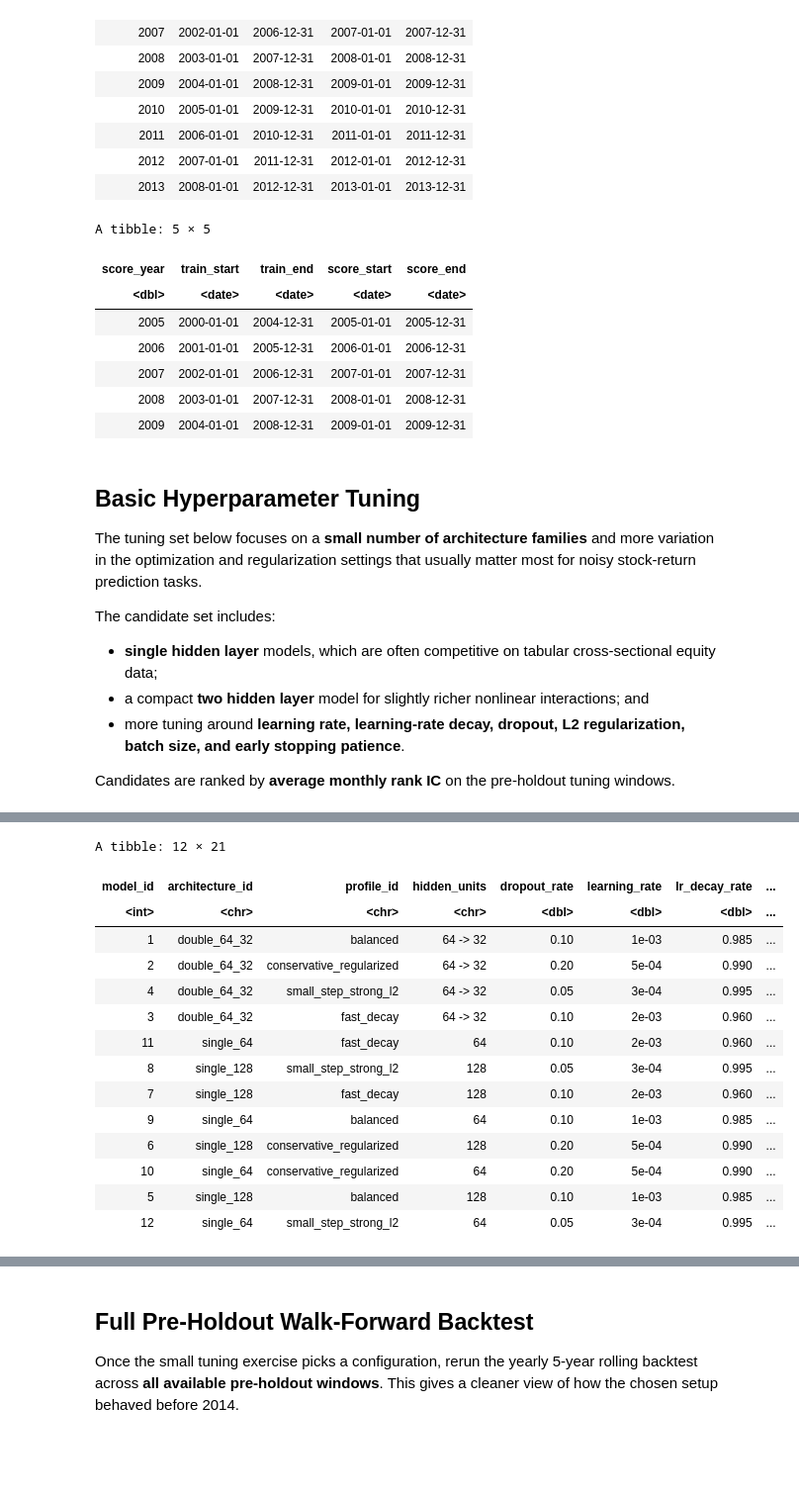
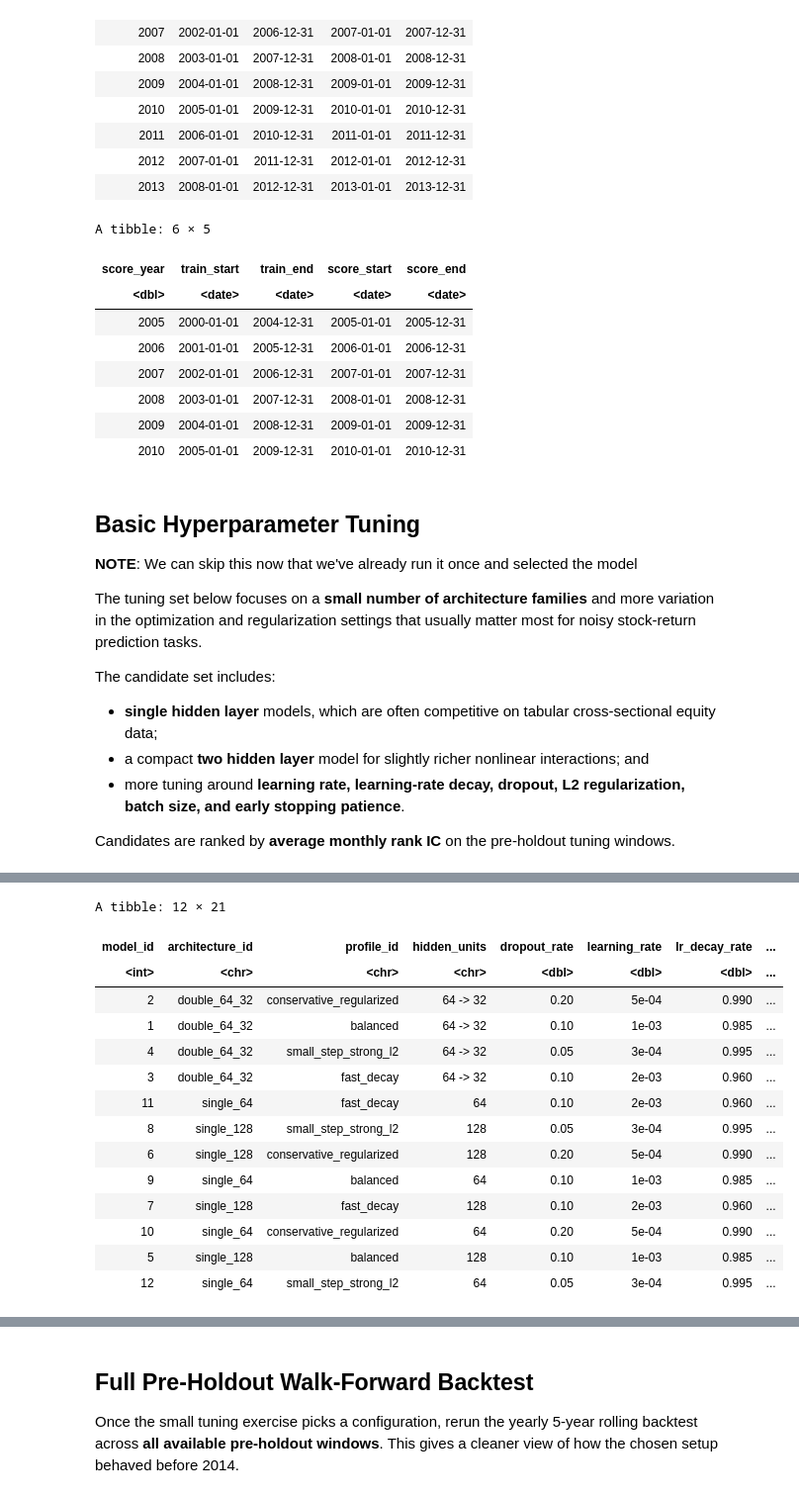
Before and after one commit to hugh-jiang/afm423, a Jupyter notebook: neural_network.ipynb, the cells around one changed output, grey strips where cells are left out. Shown at 99% size. Cells and saved outputs as stored; diff of their text form; code cells hidden in the pictures; blank space fills up the shorter version.

```diff
--- a/neural_network.ipynb
+++ b/neural_network.ipynb
@@ -123,23 +121,42 @@ NOTE: Python version was forced by RETICULATE_PYTHON
+# %%
+# Configuration constants used throughout the notebook.
+DATA_PATH <- "data_ml.RData"
+HOLDOUT_START <- as.Date("2014-01-15")
+TARGET_COL <- "R1M_Usd"
+TRAIN_LOOKBACK_YEARS <- 5L
+DATA_START_DATE <- as.Date("1999-12-31")
+DATA_END_DATE <- as.Date("2019-01-01")
+# Features to use
+FEATURE_COL_START <- 3L
+FEATURE_COL_END <- 95L
+FEATURE_COL_INDICES <- FEATURE_COL_START:FEATURE_COL_END
+# Which score years to use for hyperparameter tuning. For example, if we do 2011:2013 we
+#  train models to predict 2011, 2012, and 2013 with the 5 year lookback, and pick the
+#  model that performed the best in all years.
+TUNING_SCORE_YEARS <- 2005:2010
+
+# DON'T NEED TO CHANGE THESE:
+FINAL_HOLDOUT_SEED_OFFSET <- 999L
+# First year where we have predictions. (2005)
+DEVELOPMENT_START_YEAR <- lubridate::year(DATA_START_DATE) + TRAIN_LOOKBACK_YEARS + 1L
 # %% [markdown]
 ## Load Data
 # %%
 # Load the monthly equity panel and apply the same date filter used in the Section 6 starter code.
-load("data_ml.RData")
+load(DATA_PATH)
 
-holdout_start <- as.Date("2014-01-15")
-target_col <- "R1M_Usd"
-feature_cols <- names(data_ml)[3:95]
+FEATURE_COLS <- names(data_ml)[FEATURE_COL_INDICES]
 
 data_ml <- data_ml %>%
   mutate(date = as.Date(date)) %>%
   filter(
-    date > as.Date("1999-12-31"),
-    date < as.Date("2019-01-01")
+    date > DATA_START_DATE,
+    date < DATA_END_DATE
   ) %>%
   arrange(date, stock_id)
 
-training_sample <- data_ml %>% filter(date < holdout_start)
-holdout_sample <- data_ml %>% filter(date >= holdout_start)
+training_sample <- data_ml %>% filter(date < HOLDOUT_START)
+holdout_sample <- data_ml %>% filter(date >= HOLDOUT_START)
 
 split_summary <- tibble(
   sample = c("training", "holdout"),
@@ -214,7 +231,7 @@ split_train_validation <- function(train_df) {
 make_rolling_windows <- function(score_years) {
   tibble(score_year = score_years) %>%
     mutate(
-      train_start = as.Date(sprintf("%d-01-01", score_year - 5L)),
+      train_start = as.Date(sprintf("%d-01-01", score_year - TRAIN_LOOKBACK_YEARS)),
       train_end = as.Date(sprintf("%d-12-31", score_year - 1L)),
       score_start = as.Date(sprintf("%d-01-01", score_year)),
       score_end = as.Date(sprintf("%d-12-31", score_year))
@@ -527,10 +544,10 @@ That gives us a realistic development workflow:
 - roll forward by one year and repeat.
 # %%
 training_years <- sort(unique(lubridate::year(training_sample$date)))
-development_windows <- make_rolling_windows(score_years = training_years[training_years >= 2005])
+development_windows <- make_rolling_windows(score_years = training_years[training_years >= DEVELOPMENT_START_YEAR])
 
 # Use only the last few pre-holdout windows for a lightweight hyperparameter search.
-tuning_windows <- development_windows %>% filter(score_year %in% 2005:2009)
+tuning_windows <- development_windows %>% filter(score_year %in% TUNING_SCORE_YEARS)
 
 development_windows
 # %% [output]
@@ -549,7 +566,7 @@ A tibble: 9 × 5
 # %%
 tuning_windows
 # %% [output]
-A tibble: 5 × 5
+A tibble: 6 × 5
 | score_year | train_start | train_end | score_start | score_end |
 | <dbl> | <date> | <date> | <date> | <date> |
 | 2005 | 2000-01-01 | 2004-12-31 | 2005-01-01 | 2005-12-31 |
@@ -557,8 +574,11 @@ A tibble: 5 × 5
 | 2007 | 2002-01-01 | 2006-12-31 | 2007-01-01 | 2007-12-31 |
 | 2008 | 2003-01-01 | 2007-12-31 | 2008-01-01 | 2008-12-31 |
 | 2009 | 2004-01-01 | 2008-12-31 | 2009-01-01 | 2009-12-31 |
+| 2010 | 2005-01-01 | 2009-12-31 | 2010-01-01 | 2010-12-31 |
 # %% [markdown]
 ## Basic Hyperparameter Tuning
+
+**NOTE**: We can skip this now that we've already run it once and selected the model
 
 The tuning set below focuses on a **small number of architecture families** and more variation in the optimization and regularization settings that usually matter most for noisy stock-return prediction tasks.
 
@@ -662,8 +682,8 @@ tuning_results <- purrr::pmap_dfr(
     tuning_predictions <- run_walk_forward(
       data_source = training_sample,
       windows = tuning_windows,
-      feature_cols = feature_cols,
-      target_col = target_col,
+      feature_cols = FEATURE_COLS,
+      target_col = TARGET_COL,
       params = params,
       fit_verbose = 0,
       run_label = sprintf("tuning candidate %s", model_id)
@@ -742,15 +762,15 @@ tuning_results
 A tibble: 12 × 21
 | model_id | architecture_id | profile_id | hidden_units | dropout_rate | learning_rate | lr_decay_rate | ... |
 | <int> | <chr> | <chr> | <chr> | <dbl> | <dbl> | <dbl> | ... |
+| 2 | double_64_32 | conservative_regularized | 64 -> 32 | 0.20 | 5e-04 | 0.990 | ... |
 | 1 | double_64_32 | balanced | 64 -> 32 | 0.10 | 1e-03 | 0.985 | ... |
-| 2 | double_64_32 | conservative_regularized | 64 -> 32 | 0.20 | 5e-04 | 0.990 | ... |
 | 4 | double_64_32 | small_step_strong_l2 | 64 -> 32 | 0.05 | 3e-04 | 0.995 | ... |
 | 3 | double_64_32 | fast_decay | 64 -> 32 | 0.10 | 2e-03 | 0.960 | ... |
 | 11 | single_64 | fast_decay | 64 | 0.10 | 2e-03 | 0.960 | ... |
 | 8 | single_128 | small_step_strong_l2 | 128 | 0.05 | 3e-04 | 0.995 | ... |
+| 6 | single_128 | conservative_regularized | 128 | 0.20 | 5e-04 | 0.990 | ... |
+| 9 | single_64 | balanced | 64 | 0.10 | 1e-03 | 0.985 | ... |
 | 7 | single_128 | fast_decay | 128 | 0.10 | 2e-03 | 0.960 | ... |
-| 9 | single_64 | balanced | 64 | 0.10 | 1e-03 | 0.985 | ... |
-| 6 | single_128 | conservative_regularized | 128 | 0.20 | 5e-04 | 0.990 | ... |
 | 10 | single_64 | conservative_regularized | 64 | 0.20 | 5e-04 | 0.990 | ... |
 | 5 | single_128 | balanced | 128 | 0.10 | 1e-03 | 0.985 | ... |
 | 12 | single_64 | small_step_strong_l2 | 64 | 0.05 | 3e-04 | 0.995 | ... |
```
Also changed, not shown: parts of 19 cells of this notebook.
